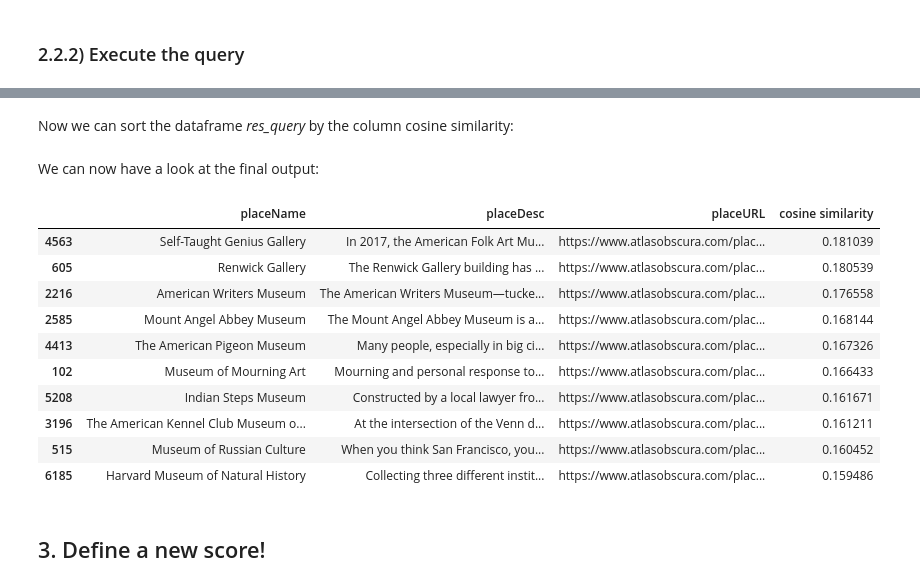
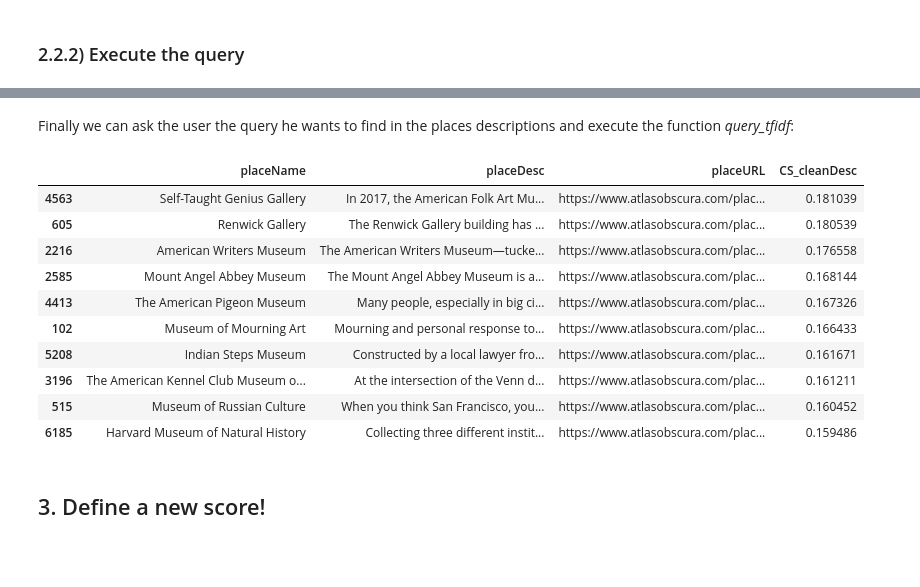
Before and after one commit to MRampo/ADM-HW3, a Jupyter notebook: hw3.ipynb, the cells around one changed output, grey strips where cells are left out. Drawn from its saved outputs; the diff is of its cells as text; code cells hidden in the pictures; blank space fills up the shorter version.

```diff
--- a/hw3.ipynb
+++ b/hw3.ipynb
@@ -496,3 +493,6 @@ dic2 = read_dic("dic2")
+# %%
+vocabulary = read_dic("vocabulary")
+inverted_index = read_dic("inverted_index")
 # %% [markdown]
 ### 2.1.2) Execute the query
 # %% [markdown]
@@ -512,18 +510,18 @@ print(q)
 # %% [markdown]
 The next function *query* is our first search engine that, given as input a list of words (the query), it will return as output a list of all the documents_id that contain all the words in the list.
 # %%
-def query(list, dic1, dic2):
+def query(list, vocabulary, inverted_index):
     # s is the set of the documents_id that contain the first word in the query
-    s = dic2[dic1[list[0]]]
+    s = inverted_index[vocabulary[list[0]]]
     # starting from the second word in the query till the last we'll intersect the set s with the set of all the documents_id
     # that contain the fixed word
     for x in range(1, len(list)):
-        s.intersection(dic2[dic1[list[x]]])
+        s.intersection(inverted_index[vocabulary[list[x]]])
     return s
 # %% [markdown]
 We can now execute the previous function with our query q:
 # %%
-s = query(q)
+s = query(q,vocabulary,inverted_index)
 # s is the set with all the documents_id of all the descriptions that contain all the words in the query
 # %% [markdown]
 We can now create a new dataset *res_query* with just the places we're interested in:
@@ -609,17 +618,19 @@ def query_tfidf(data: pd.DataFrame, nameCol: str, q: str) -> pd.DataFrame:
     # since later we'll need to compute the norm of this vector, we create an np array with the tfidf of the query
     qv = np.array(qv[0,:])
 
-    dic1 = createFirstDic(data, nameCol)
-    dic2 = createSecondDic(data, dic1, nameCol)
-    s = query(q,dic1,dic2)
+    vocabulary = createFirstDic(data, nameCol)
+    inverted_index = createSecondDic(data, vocabulary, nameCol)
+    s = query(q,vocabulary,inverted_index)
 
     # res_query will be our new dataframe such that contains only the places with description that
     # contains all the words in the query
     res_query = data[data['placeName'].isin(list(s))]
 
+    # scores will be a list with all the cosine similarityy score of a document in nameCol with respect to the query
     scores = cosine_score(res_query,df,qv)
     res_query.insert(res_query.shape[1], f"CS_{nameCol}",scores )
 
+    # sort res_query by the cosine similarity scores
     res_query = res_query.sort_values(by=[f"CS_{nameCol}"],ascending=False)
 
     return res_query
@@ -688,2 +649,0 @@ res_query.insert(res_query.shape[1], "cosine similarity",scores )
-# %% [markdown]
-Now we can sort the dataframe *res_query* by the column cosine similarity:
@@ -692,19 +650,21 @@ res_query = res_query.sort_values(by=['cosine similarity'],ascending=False)
-# %% [markdown]
-We can now have a look at the final output:
-# %%
-res_query[['placeName','placeDesc','placeURL','cosine similarity']].head(10)
-# %% [output]
-|  | placeName | placeDesc | placeURL | cosine similarity |
-| 4563 | Self-Taught Genius Gallery | In 2017, the American Folk Art Mu... | https://www.atlasobscura.com/plac... | 0.181039 |
-| 605 | Renwick Gallery | The Renwick Gallery building has ... | https://www.atlasobscura.com/plac... | 0.180539 |
-| 2216 | American Writers Museum | The American Writers Museum—tucke... | https://www.atlasobscura.com/plac... | 0.176558 |
-| 2585 | Mount Angel Abbey Museum | The Mount Angel Abbey Museum is a... | https://www.atlasobscura.com/plac... | 0.168144 |
-| 4413 | The American Pigeon Museum | Many people, especially in big ci... | https://www.atlasobscura.com/plac... | 0.167326 |
-| 102 | Museum of Mourning Art | Mourning and personal response to... | https://www.atlasobscura.com/plac... | 0.166433 |
-| 5208 | Indian Steps Museum | Constructed by a local lawyer fro... | https://www.atlasobscura.com/plac... | 0.161671 |
-| 3196 | The American Kennel Club Museum o... | At the intersection of the Venn d... | https://www.atlasobscura.com/plac... | 0.161211 |
-| 515 | Museum of Russian Culture | When you think San Francisco, you... | https://www.atlasobscura.com/plac... | 0.160452 |
-| 6185 | Harvard Museum of Natural History | Collecting three different instit... | https://www.atlasobscura.com/plac... | 0.159486 |
+# %% [markdown]
+Finally we can ask the user the query he wants to find in the places descriptions and execute the function *query_tfidf*:
+# %%
+q = input('Insert the query that you want to find in the places descriptions: ')
+final_query = query_tfidf(data, "cleanDesc", q)
+final_query[['placeName','placeDesc','placeURL','CS_cleanDesc']].head(10)
+# %% [output]
+|  | placeName | placeDesc | placeURL | CS_cleanDesc |
+| 4563 | Self-Taught Genius Gallery | In 2017, the American Folk Art Mu... | https://www.atlasobscura.com/plac... | 0.181039 |
+| 605 | Renwick Gallery | The Renwick Gallery building has ... | https://www.atlasobscura.com/plac... | 0.180539 |
+| 2216 | American Writers Museum | The American Writers Museum—tucke... | https://www.atlasobscura.com/plac... | 0.176558 |
+| 2585 | Mount Angel Abbey Museum | The Mount Angel Abbey Museum is a... | https://www.atlasobscura.com/plac... | 0.168144 |
+| 4413 | The American Pigeon Museum | Many people, especially in big ci... | https://www.atlasobscura.com/plac... | 0.167326 |
+| 102 | Museum of Mourning Art | Mourning and personal response to... | https://www.atlasobscura.com/plac... | 0.166433 |
+| 5208 | Indian Steps Museum | Constructed by a local lawyer fro... | https://www.atlasobscura.com/plac... | 0.161671 |
+| 3196 | The American Kennel Club Museum o... | At the intersection of the Venn d... | https://www.atlasobscura.com/plac... | 0.161211 |
+| 515 | Museum of Russian Culture | When you think San Francisco, you... | https://www.atlasobscura.com/plac... | 0.160452 |
+| 6185 | Harvard Museum of Natural History | Collecting three different instit... | https://www.atlasobscura.com/plac... | 0.159486 |
 # %% [markdown]
 ## 3. Define a new score!
 # %% [markdown]
```
Also changed, not shown: parts of 91 cells of this notebook, 5 other files.
